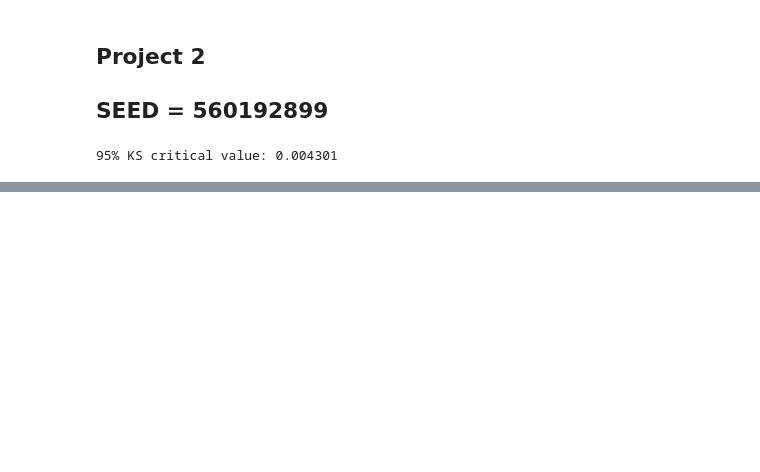
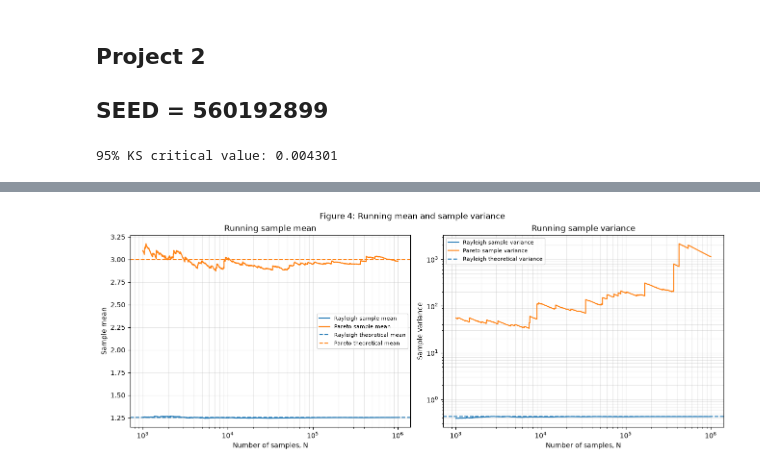
Before and after one commit to dnomhciR/ECE3715_MP2, a Jupyter notebook: mp2.ipynb, the cells around one changed output, grey strips where cells are left out. Cells and saved outputs as stored; diff of their text form; code cells hidden in the pictures; blank space fills up the shorter version.

```diff
--- a/mp2.ipynb
+++ b/mp2.ipynb
@@ -13,7 +13,8 @@ from mp2lib import (
     inv_cdf_exponential,
     inv_cdf_rayleigh,
     sample_by_inversion,
-    ks_statistic
+    ks_statistic,
+    q_function
 )
 
 SEED = 560192899 #created on 11/02/2026
@@ -22,6 +23,9 @@ rng = np.random.default_rng(SEED)
 rng_step1 = rng.spawn(1)[0]
 rng_step2 = rng.spawn(1)[0]
 rng_step3 = rng.spawn(1)[0]
+rng_step4 = rng.spawn(1)[0]
+rng_step5 = rng.spawn(1)[0]
+rng_step6 = rng.spawn(1)[0]
 
 N = 10**5
 critical_value = 1.36 / np.sqrt(N)
@@ -444,0 +554,73 @@ The log-log density slope near zero is -1/2.
+# %%
+from math import gamma
+
+M4 = 10**6
+rayleigh_step4 = rng_step4.rayleigh(scale=1, size=M4)
+# NumPy returns a Lomax variate; +1 gives Pareto support [1, infinity).
+pareto_step4 = rng_step4.pareto(a=1.5, size=M4) + 1.0
+
+def rayleigh_raw_moment(k):
+    return 2.0**(k / 2) * gamma(1 + k / 2)
+
+step4_moments = []
+print(f"Rayleigh raw moments: M = {M4:,}")
+print(f"{'k':>3} {'Theory':>12} {'Estimate':>12} {'SE':>12} {'Difference/SE':>15}")
+for k in range(1, 5):
+    theory = rayleigh_raw_moment(k)
+    estimate = np.mean(rayleigh_step4**k)
+    se = np.sqrt((rayleigh_raw_moment(2*k) - theory**2) / M4)
+    z = (estimate - theory) / se
+    step4_moments.append((k, theory, estimate, se, z))
+    print(f"{k:3d} {theory:12.6f} {estimate:12.6f} {se:12.6f} {z:15.3f}")
+
+def running_summaries(samples):
+    n = np.arange(1, samples.size + 1)
+    sums = np.cumsum(samples)
+    squared_sums = np.cumsum(samples**2)
+    means = sums / n
+    variances = np.full(samples.size, np.nan)
+    variances[1:] = (squared_sums[1:] - sums[1:]**2 / n[1:]) / (n[1:] - 1)
+    return means, variances
+
+rayleigh_mean4, rayleigh_var4 = running_summaries(rayleigh_step4)
+pareto_mean4, pareto_var4 = running_summaries(pareto_step4)
+checkpoints4 = np.array([10**3, 10**4, 10**5, 10**6])
+
+print("\nRunning estimates from nested sample prefixes:")
+print(f"{'Distribution':<14} {'N':>10} {'Sample mean':>15} {'Sample variance':>18}")
+for name, means, variances in [
+    ("Rayleigh", rayleigh_mean4, rayleigh_var4),
+    ("Pareto", pareto_mean4, pareto_var4)
+]:
+    for n in checkpoints4:
+        print(f"{name:<14} {n:10,d} {means[n-1]:15.6f} {variances[n-1]:18.6f}")
+
+# Include large Pareto observations and their preceding points so jumps
+# remain visible while keeping the figure small and fast to render.
+large_indices = np.argpartition(pareto_step4, -100)[-100:]
+plot_n4 = np.unique(np.concatenate((
+    np.geomspace(10**3, M4, 2500).astype(int), checkpoints4,
+    large_indices, large_indices + 1
+)))
+plot_n4 = plot_n4[(plot_n4 >= 10**3) & (plot_n4 <= M4)]
+idx4 = plot_n4 - 1
+fig, axes = plt.subplots(1, 2, figsize=(13, 5), constrained_layout=True)
+fig.suptitle("Figure 4: Running mean and sample variance")
+axes[0].plot(plot_n4, rayleigh_mean4[idx4], label="Rayleigh sample mean")
+axes[0].plot(plot_n4, pareto_mean4[idx4], label="Pareto sample mean")
+axes[0].axhline(np.sqrt(np.pi/2), color="C0", linestyle="--",
+                label="Rayleigh theoretical mean")
+axes[0].axhline(3, color="C1", linestyle="--", label="Pareto theoretical mean")
+axes[0].set(title="Running sample mean", xlabel="Number of samples, N",
+            ylabel="Sample mean", xscale="log")
+axes[1].plot(plot_n4, rayleigh_var4[idx4], label="Rayleigh sample variance")
+axes[1].plot(plot_n4, pareto_var4[idx4], label="Pareto sample variance")
+axes[1].axhline(2-np.pi/2, color="C0", linestyle="--",
+                label="Rayleigh theoretical variance")
+axes[1].set(title="Running sample variance", xlabel="Number of samples, N",
+            ylabel="Sample variance", xscale="log", yscale="log")
+for ax in axes:
+    ax.legend(fontsize=8)
+    ax.grid(True, which="both", alpha=0.3)
+plt.show()
+# %% [output]
@@ -444,0 +644 @@ The log-log density slope near zero is -1/2.
+[figure, added]
```
Also changed, not shown: parts of 21 cells of this notebook.
